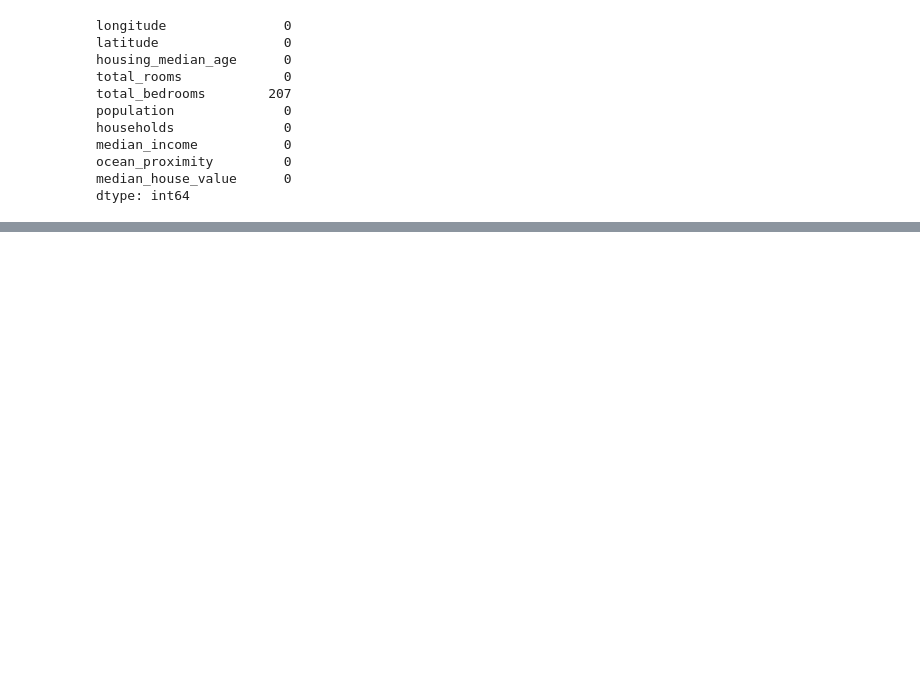
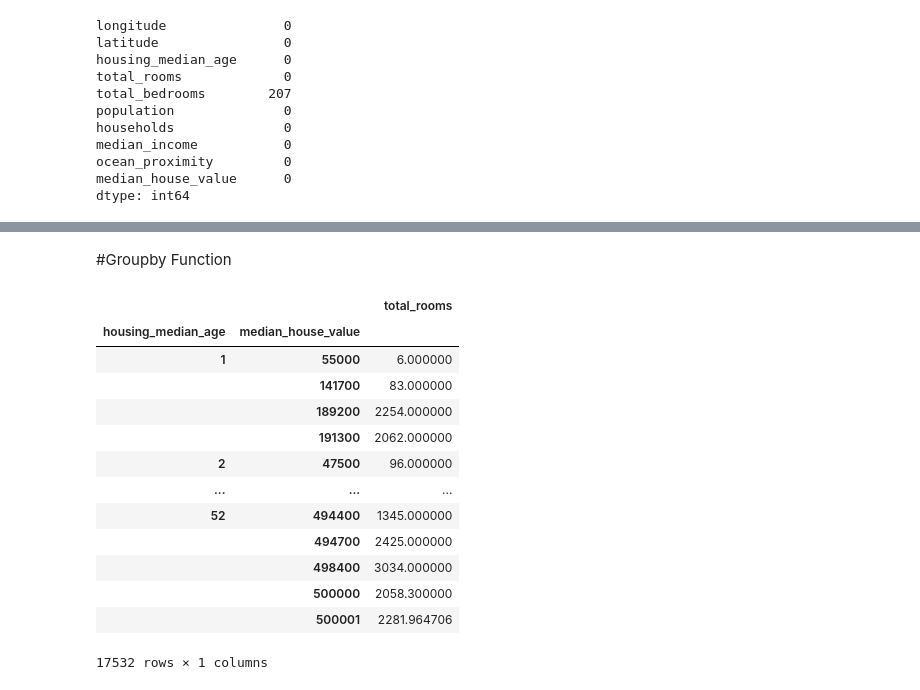
Before and after one commit to KARINAgoncalvesSOARES/Pandas, a Jupyter notebook: 20_funções_do_pandas_ipynbUntitled0.ipynb, the cells around one changed output, grey strips where cells are left out. Drawn from its saved outputs; the diff is of its cells as text; code cells hidden in the pictures; blank space fills up the shorter version.

```diff
--- a/20_funções_do_pandas_ipynbUntitled0.ipynb
+++ b/20_funções_do_pandas_ipynbUntitled0.ipynb
@@ -177,0 +268,19 @@ dtype: int64
+# %% [markdown]
+#Groupby Function
+# %%
+arquivo[['housing_median_age','median_house_value','total_rooms']].groupby(['housing_median_age','median_house_value']) .mean()
+# %% [output]
+|  |  | total_rooms |
+| housing_median_age | median_house_value |  |
+| 1 | 55000 | 6.000000 |
+|  | 141700 | 83.000000 |
+|  | 189200 | 2254.000000 |
+|  | 191300 | 2062.000000 |
+| 2 | 47500 | 96.000000 |
+| ... | ... | ... |
+| 52 | 494400 | 1345.000000 |
+|  | 494700 | 2425.000000 |
+|  | 498400 | 3034.000000 |
+|  | 500000 | 2058.300000 |
+|  | 500001 | 2281.964706 |
+17532 rows × 1 columns
```
Also changed, not shown: parts of 12 cells of this notebook.
